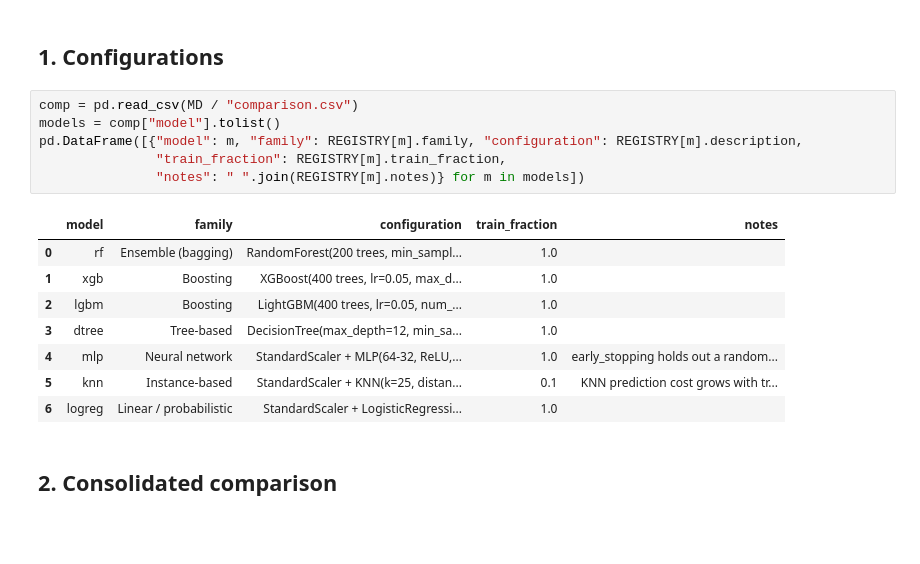
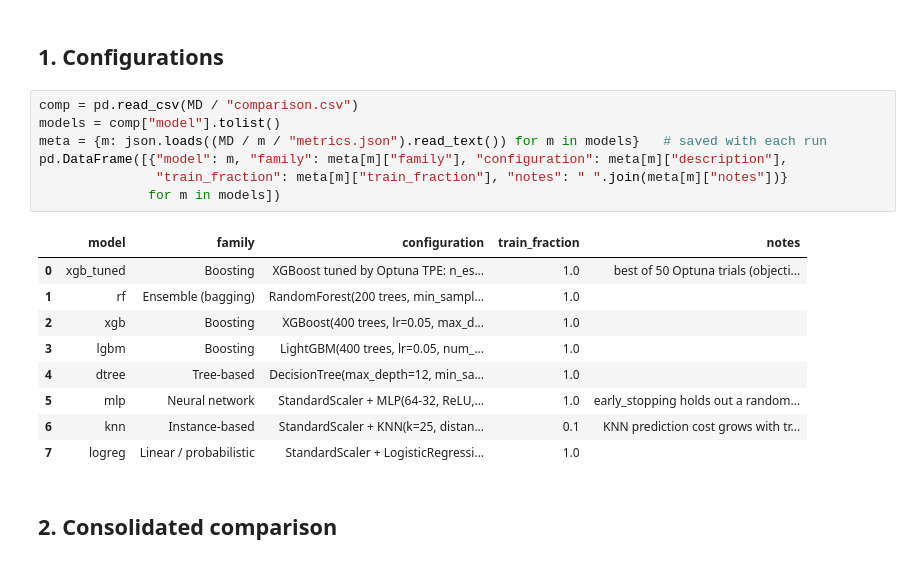
Before and after one commit to amogh-herle/ML-HACKATHON, a Jupyter notebook: notebooks/03_model_comparison.ipynb, the cells around one changed output. Saved outputs shown, nothing was run; the diff lists cells and outputs as text; blank space fills up the shorter version.

```diff
--- a/notebooks/03_model_comparison.ipynb
+++ b/notebooks/03_model_comparison.ipynb
@@ -63,18 +63,20 @@ models OK: ['logreg', 'knn', 'rf', 'lgbm', 'mlp']
 # %%
 comp = pd.read_csv(MD / "comparison.csv")
 models = comp["model"].tolist()
-pd.DataFrame([{"model": m, "family": REGISTRY[m].family, "configuration": REGISTRY[m].description,
-               "train_fraction": REGISTRY[m].train_fraction,
-               "notes": " ".join(REGISTRY[m].notes)} for m in models])
+meta = {m: json.loads((MD / m / "metrics.json").read_text()) for m in models}   # saved with each run
+pd.DataFrame([{"model": m, "family": meta[m]["family"], "configuration": meta[m]["description"],
+               "train_fraction": meta[m]["train_fraction"], "notes": " ".join(meta[m]["notes"])}
+              for m in models])
 # %% [output]
 |  | model | family | configuration | train_fraction | notes |
-| 0 | rf | Ensemble (bagging) | RandomForest(200 trees, min_sampl... | 1.0 |  |
-| 1 | xgb | Boosting | XGBoost(400 trees, lr=0.05, max_d... | 1.0 |  |
-| 2 | lgbm | Boosting | LightGBM(400 trees, lr=0.05, num_... | 1.0 |  |
-| 3 | dtree | Tree-based | DecisionTree(max_depth=12, min_sa... | 1.0 |  |
-| 4 | mlp | Neural network | StandardScaler + MLP(64-32, ReLU,... | 1.0 | early_stopping holds out a random... |
-| 5 | knn | Instance-based | StandardScaler + KNN(k=25, distan... | 0.1 | KNN prediction cost grows with tr... |
-| 6 | logreg | Linear / probabilistic | StandardScaler + LogisticRegressi... | 1.0 |  |
+| 0 | xgb_tuned | Boosting | XGBoost tuned by Optuna TPE: n_es... | 1.0 | best of 50 Optuna trials (objecti... |
+| 1 | rf | Ensemble (bagging) | RandomForest(200 trees, min_sampl... | 1.0 |  |
+| 2 | xgb | Boosting | XGBoost(400 trees, lr=0.05, max_d... | 1.0 |  |
+| 3 | lgbm | Boosting | LightGBM(400 trees, lr=0.05, num_... | 1.0 |  |
+| 4 | dtree | Tree-based | DecisionTree(max_depth=12, min_sa... | 1.0 |  |
+| 5 | mlp | Neural network | StandardScaler + MLP(64-32, ReLU,... | 1.0 | early_stopping holds out a random... |
+| 6 | knn | Instance-based | StandardScaler + KNN(k=25, distan... | 0.1 | KNN prediction cost grows with tr... |
+| 7 | logreg | Linear / probabilistic | StandardScaler + LogisticRegressi... | 1.0 |  |
 # %% [markdown]
 ## 2. Consolidated comparison
 # %%
```
Also changed, not shown: parts of 8 cells of this notebook, 24 other files.
